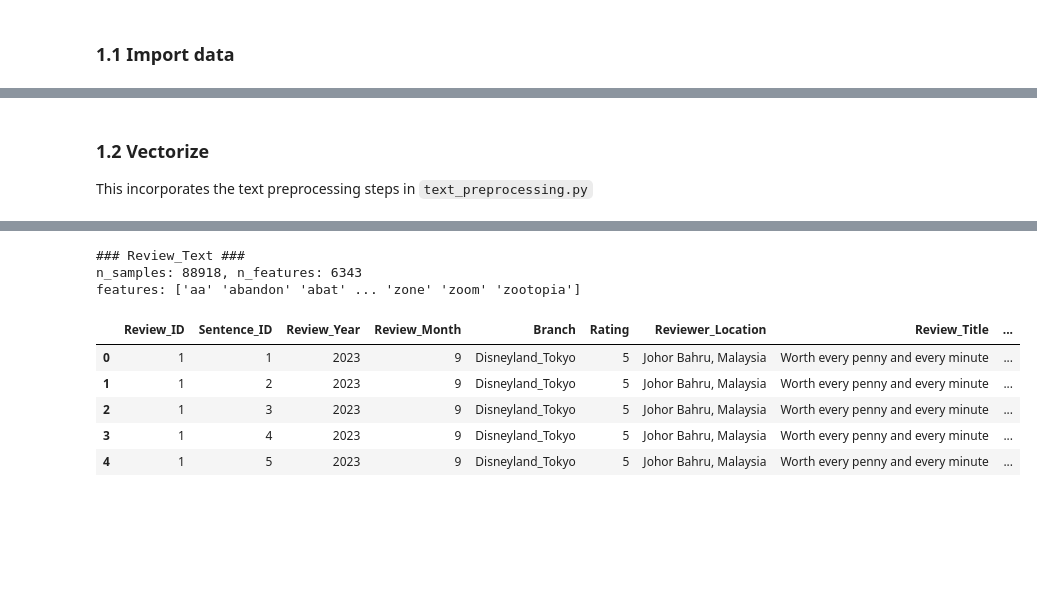
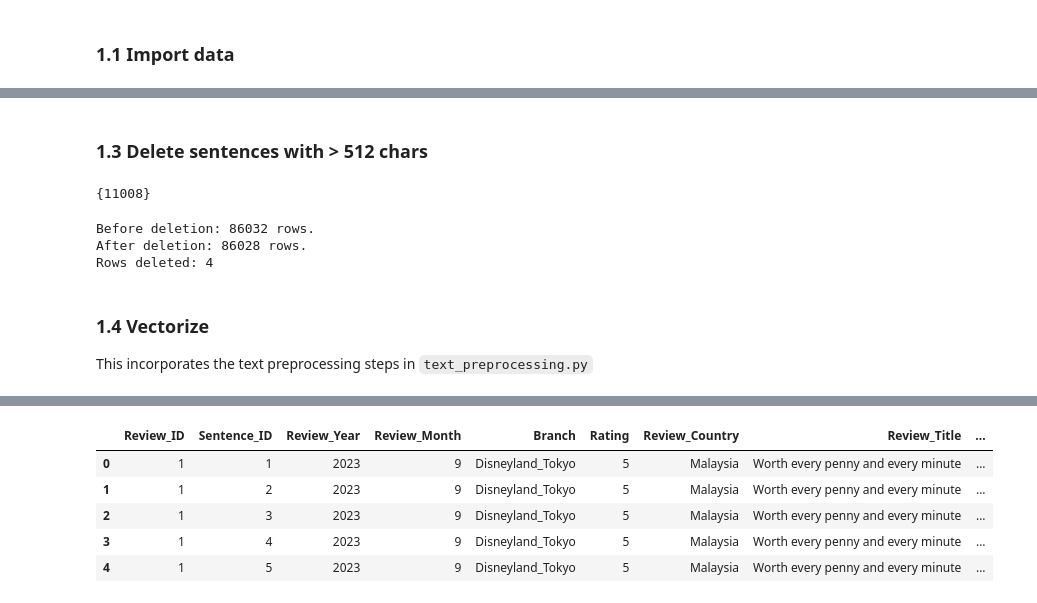
Before and after one commit to Shu-x/AnalyzingDisneylandReviews, a Jupyter notebook: notebooks/sentiment_analysis.ipynb, the cells around one changed output, grey strips where cells are left out. Saved outputs shown, nothing was run; the diff lists cells and outputs as text; code cells hidden in the pictures; blank space fills up the shorter version.

```diff
--- a/notebooks/sentiment_analysis.ipynb
+++ b/notebooks/sentiment_analysis.ipynb
@@ -59,9 +103,41 @@ df.head()
+# %% [markdown]
+### 1.3 Delete sentences with > 512 chars
+# %%
+MAX_SEQ_LENGTH = 512
+# %%
+# Reviews with sentences > MAX_SEQ_LENGTH
+ids = df["Review_ID"][df["Review_Text_Length"] > MAX_SEQ_LENGTH]
+ids = set(ids)
+ids
+# %% [output]
+{11008}
+# %%
+before = len(df)
+print(f"Before deletion: {before} rows.")
+
+df = df[~df["Review_ID"].isin(ids)].reset_index(drop = True)
+
+after = len(df)
+print(f"After deletion: {after} rows.")
+
+deleted = before - after
+print(f"Rows deleted: {deleted}")
+# %% [output]
+Before deletion: 86032 rows.
+After deletion: 86028 rows.
+Rows deleted: 4
 # %% [markdown]
-### 1.2 Vectorize
+### 1.4 Vectorize
 This incorporates the text preprocessing steps in `text_preprocessing.py`
 # %%
 sys.path.append(PATH+'/notebooks')
 from text_preprocessing import text_preprocessing
+
+# Setting list of stopwords
+stop_words = set(stopwords.words('english'))
+custom_stopwords = ['disneyland', 'park', 'disney', 'hongkong', 'hong', 'kong', 'mtr', 'orlando', 'shanghai','california','tokyo',
+                    'japan', 'paris', 'would', 'could', 'place', 'visit', 'bring', 'following', 'follow', 'hk', 'hkg', 'themepark', 'day']
+stop_words.update(custom_stopwords)
 
 column_names = ["Review_Text"]  # each column will take around 30s to process
 
@@ -75,9 +151,10 @@ for column_name in column_names:
 
     # Vectorize
     vectorizer = TfidfVectorizer(analyzer = lambda x: text_preprocessing(x,
-                                                                        stemmer = SnowballStemmer(language='english'),
-                                                                        # lemmatizer = WordNetLemmatizer(),
-                                                                        stopword_list = stopwords.words('english')
+                                                                         sub_ride = True,
+                                                                         lemmatize = True,
+                                                                         # stem = True,
+                                                                         stopword_list = stop_words
                                                                         ),
                                 max_df = 0.5,     # cannot appear in more than half of the docs
                                 min_df = 2        # must appear in at least 2 docs
@@ -97,11 +174,12 @@ for column_name in column_names:
 
     # Bag of Words
     df[f"{column_name}_BOW"] =  df[column_name].apply(lambda x : text_preprocessing(x,
-                                                                                    stemmer = SnowballStemmer(language='english'),
-                                                                                    # lemmatizer = WordNetLemmatizer(),
-                                                                                    stopword_list = stopwords.words('english')))
-
-
+                                                                                    sub_ride = True,
+                                                                                    lemmatize = True,
+                                                                                    # stem = True,
+                                                                                    stopword_list = stop_words
+                                                                                   )
+                                                     )
 
 df.head(5)
 # %% [output]
@@ -110,9 +189,6 @@ df.head(5)
-### Review_Text ###
-n_samples: 88918, n_features: 6343
-features: ['aa' 'abandon' 'abat' ... 'zone' 'zoom' 'zootopia']
-|  | Review_ID | Sentence_ID | Review_Year | Review_Month | Branch | Rating | Reviewer_Location | Review_Title | ... |
-| 0 | 1 | 1 | 2023 | 9 | Disneyland_Tokyo | 5 | Johor Bahru, Malaysia | Worth every penny and every minute | ... |
-| 1 | 1 | 2 | 2023 | 9 | Disneyland_Tokyo | 5 | Johor Bahru, Malaysia | Worth every penny and every minute | ... |
-| 2 | 1 | 3 | 2023 | 9 | Disneyland_Tokyo | 5 | Johor Bahru, Malaysia | Worth every penny and every minute | ... |
-| 3 | 1 | 4 | 2023 | 9 | Disneyland_Tokyo | 5 | Johor Bahru, Malaysia | Worth every penny and every minute | ... |
-| 4 | 1 | 5 | 2023 | 9 | Disneyland_Tokyo | 5 | Johor Bahru, Malaysia | Worth every penny and every minute | ... |
+|  | Review_ID | Sentence_ID | Review_Year | Review_Month | Branch | Rating | Review_Country | Review_Title | ... |
+| 0 | 1 | 1 | 2023 | 9 | Disneyland_Tokyo | 5 | Malaysia | Worth every penny and every minute | ... |
+| 1 | 1 | 2 | 2023 | 9 | Disneyland_Tokyo | 5 | Malaysia | Worth every penny and every minute | ... |
+| 2 | 1 | 3 | 2023 | 9 | Disneyland_Tokyo | 5 | Malaysia | Worth every penny and every minute | ... |
+| 3 | 1 | 4 | 2023 | 9 | Disneyland_Tokyo | 5 | Malaysia | Worth every penny and every minute | ... |
+| 4 | 1 | 5 | 2023 | 9 | Disneyland_Tokyo | 5 | Malaysia | Worth every penny and every minute | ... |
```
Also changed, not shown: parts of 38 cells of this notebook.
